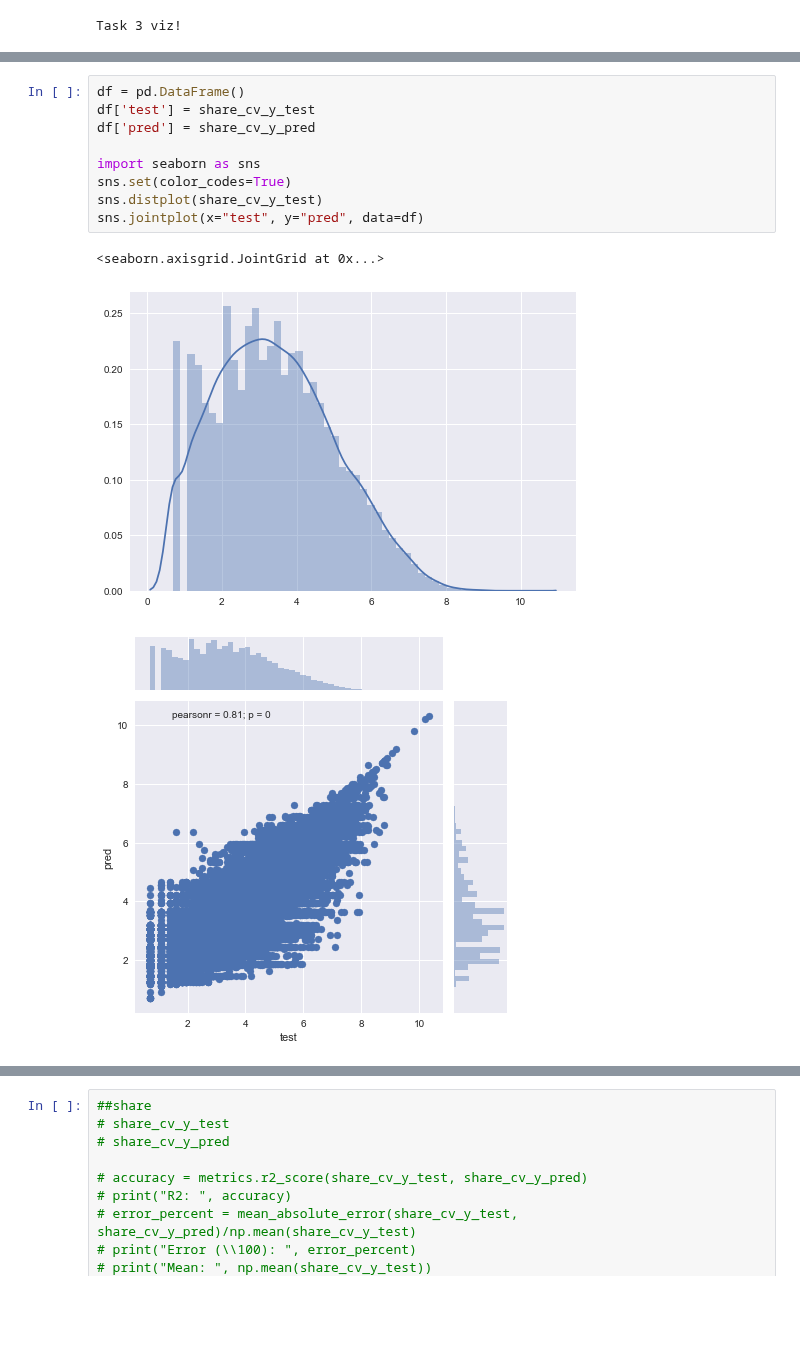
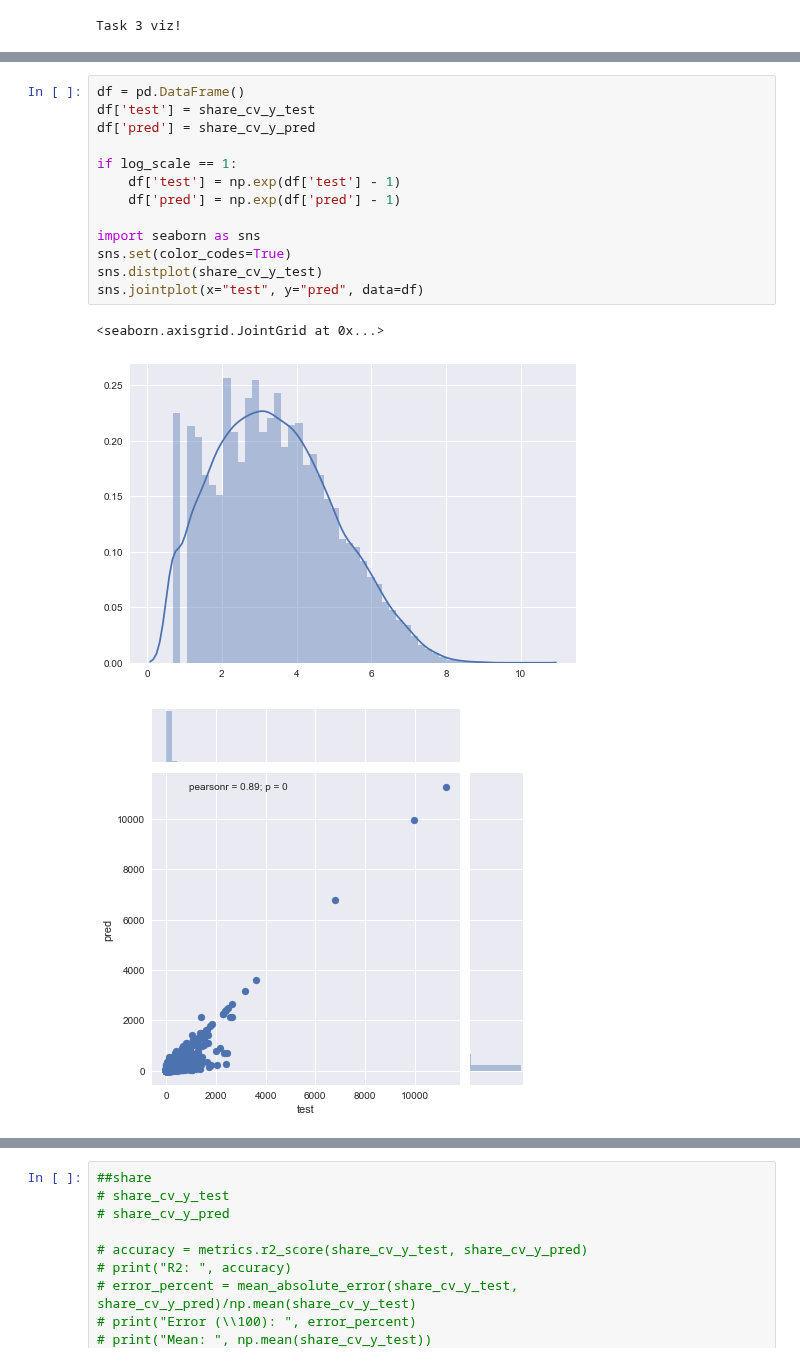
Before and after one commit to eshwarchandrasekharan/predict-pop, a Jupyter notebook: demo-links/metrics-distribution.ipynb, the cells around one changed output, grey strips where cells are left out. Drawn from its saved outputs; the diff is of its cells as text; blank space fills up the shorter version.

```diff
--- a/demo-links/metrics-distribution.ipynb
+++ b/demo-links/metrics-distribution.ipynb
@@ -258,16 +286,20 @@ Clicks!
 # %%
 df = pd.DataFrame()
 df['test'] = share_cv_y_test
 df['pred'] = share_cv_y_pred
 
+if log_scale == 1:
+    df['test'] = np.exp(df['test'] - 1)
+    df['pred'] = np.exp(df['pred'] - 1)
+
 import seaborn as sns
 sns.set(color_codes=True)
 sns.distplot(share_cv_y_test)
 sns.jointplot(x="test", y="pred", data=df)
 # %% [output]
 <seaborn.axisgrid.JointGrid at 0x...>
 [figure]
-[figure, old version]
+[figure, new version]
 # %%
 test = df['test']
 pred = df['pred']
```
Also changed, not shown: parts of 6 cells of this notebook, 2 other files.
